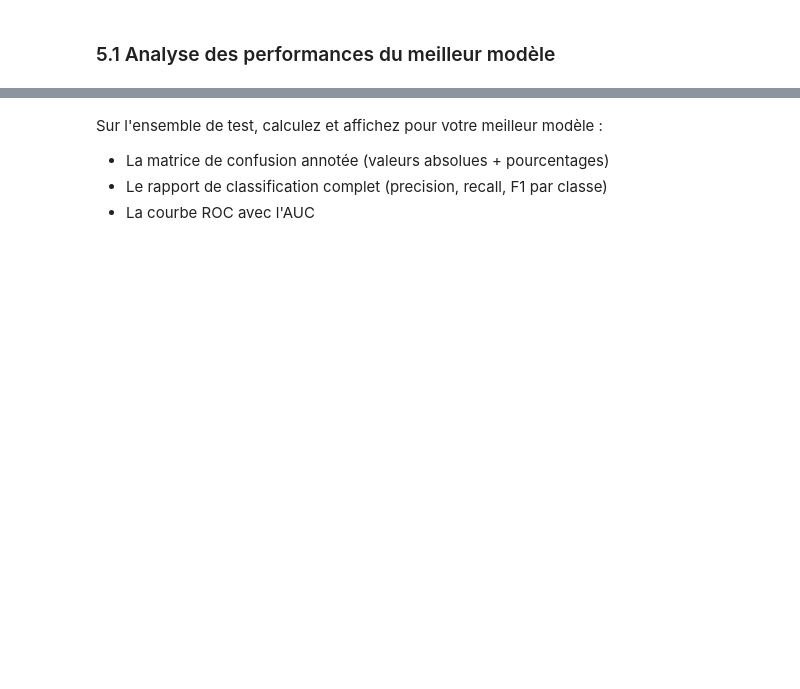
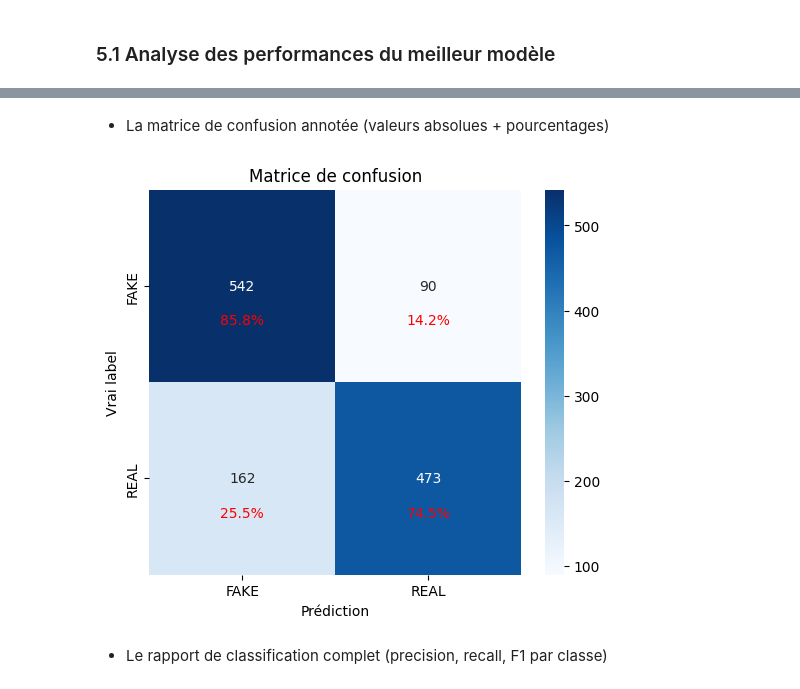
Before and after one commit to MyDen2/ECF4, a Jupyter notebook: notebook/ecf_fake_news.ipynb, the cells around one changed output, grey strips where cells are left out. Saved outputs shown, nothing was run; the diff lists cells and outputs as text; code cells hidden in the pictures; blank space fills up the shorter version.

```diff
--- a/notebook/ecf_fake_news.ipynb
+++ b/notebook/ecf_fake_news.ipynb
@@ -1157,0 +1158,20 @@ embedding_model.count_params()
+# %%
+import numpy as np
+import matplotlib.pyplot as plt
+import seaborn as sns
+
+from sklearn.metrics import (
+    confusion_matrix,
+    classification_report,
+    roc_curve,
+    roc_auc_score
+)
+
+# Probabilités
+y_pred_proba = embedding_model.predict(test_ds).ravel()
+
+# Classes
+y_pred = (y_pred_proba > 0.5).astype(int)
+
+# labels
+y_true = np.concatenate([y for x, y in test_ds], axis=0)
@@ -1158,6 +1180,38 @@ embedding_model.count_params()
 # %% [markdown]
-Sur l'ensemble de test, calculez et affichez pour votre meilleur modèle :
-
 - La matrice de confusion annotée (valeurs absolues + pourcentages)
-- Le rapport de classification complet (precision, recall, F1 par classe)
-- La courbe ROC avec l'AUC
+# %%
+cm = confusion_matrix(y_true, y_pred)
+
+# Pourcentages
+cm_percent = cm.astype("float") / cm.sum(axis=1)[:, np.newaxis] * 100
+
+# Affichage
+plt.figure(figsize=(6,5))
+sns.heatmap(
+    cm,
+    annot=True,
+    fmt="d",
+    cmap="Blues",
+    xticklabels=["FAKE", "REAL"],
+    yticklabels=["FAKE", "REAL"]
+)
+
+# Ajouter les % dans chaque case
+for i in range(cm.shape[0]):
+    for j in range(cm.shape[1]):
+        plt.text(
+            j + 0.5,
+            i + 0.7,
+            f"{cm_percent[i, j]:.1f}%",
+            ha="center",
+            color="red"
+        )
+
+plt.xlabel("Prédiction")
+plt.ylabel("Vrai label")
+plt.title("Matrice de confusion")
+plt.show()
+# %% [output]
+[figure, added]
+# %% [markdown]
+- Le rapport de classification complet (precision, recall, F1 par classe)
```
Also changed, not shown: parts of 27 cells of this notebook, 4 other files.
